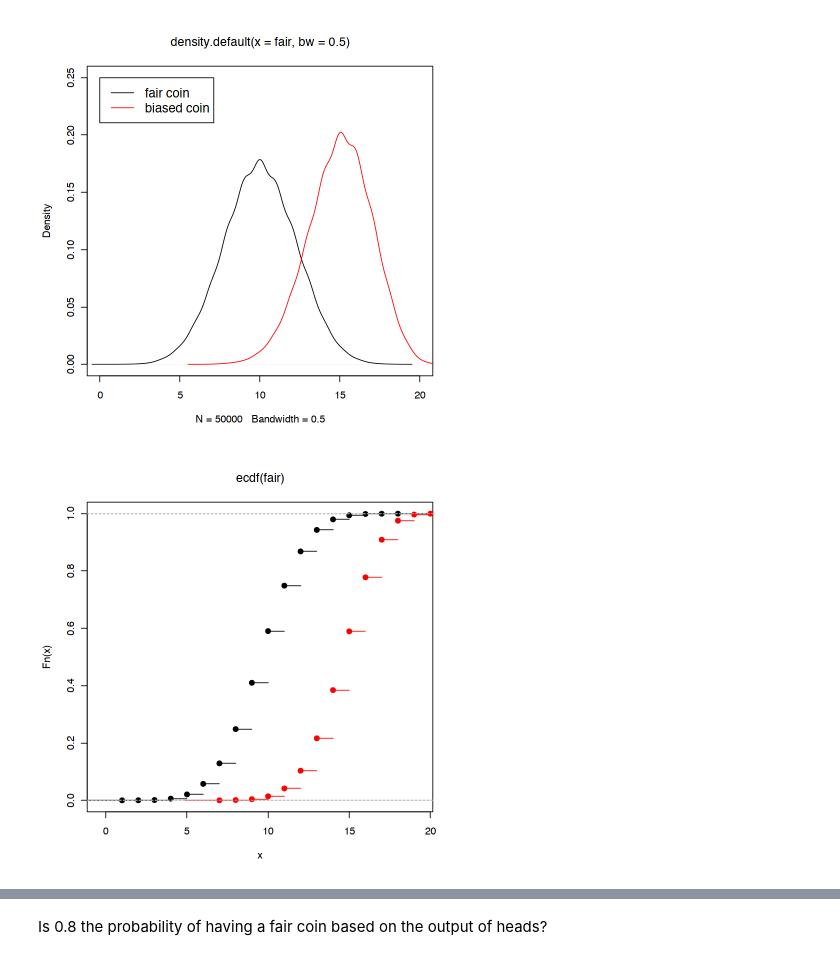
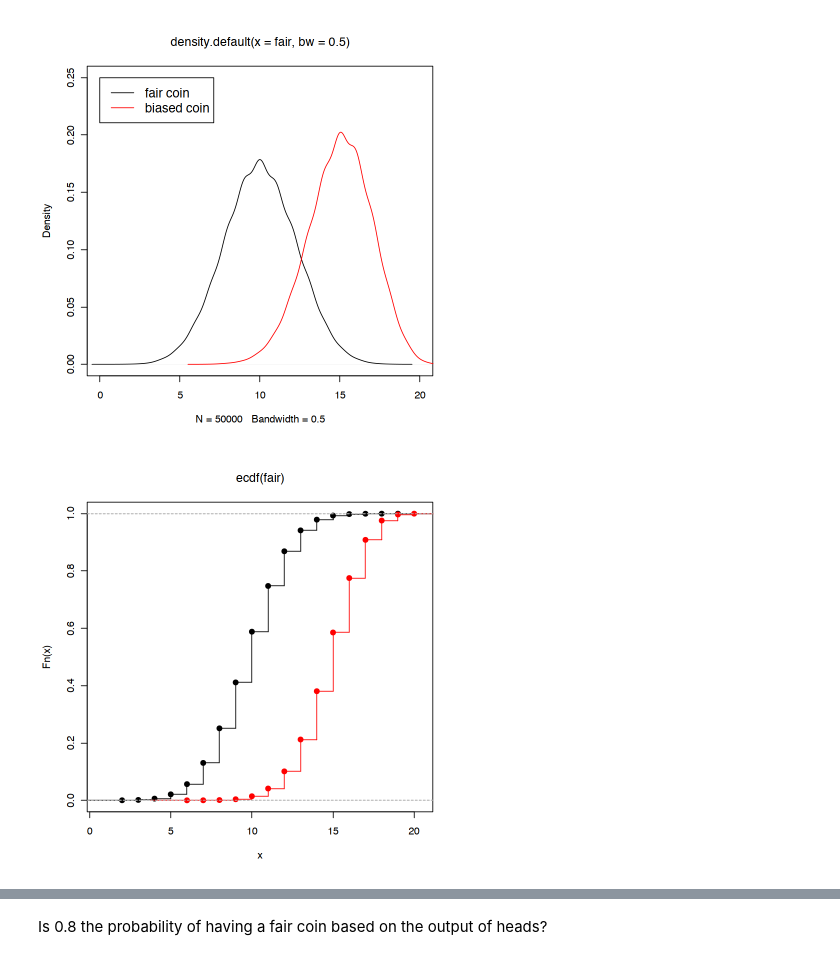
Before and after one commit to norberello/bayes.coins-and-earth-tosses, a Jupyter notebook: Bayes theorem with coins and water.ipynb, the cells around one changed output, grey strips where cells are left out. Drawn from its saved outputs; the diff is of its cells as text; code cells hidden in the pictures.

```diff
--- a/Bayes theorem with coins and water.ipynb
+++ b/Bayes theorem with coins and water.ipynb
@@ -54,9 +58,9 @@ legend(0,0.25, legend=c("fair coin", "biased coin"),
 # %% [output]
 [figure]
 # %%
-plot(ecdf(fair))
-plot(ecdf(biased),add=T,col="red")
+plot(ecdf(fair),verticals = T)
+plot(ecdf(biased),add=T,col="red",verticals=T)
 #so here you can see the dif, the probability of getting 11 or less for a fair point is close to 0.8
 #whereas it is around 10% of a fake coin
 # %% [output]
-[figure, old version]
+[figure, new version]
```
Also changed, not shown: parts of 6 cells of this notebook.
